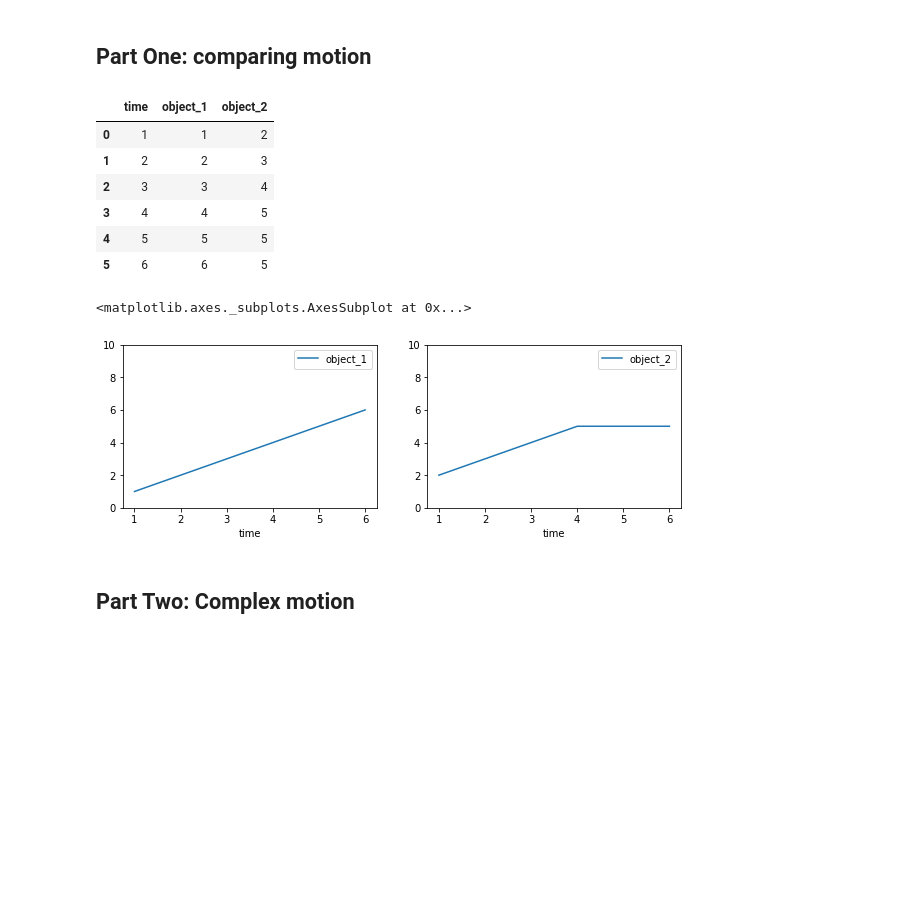
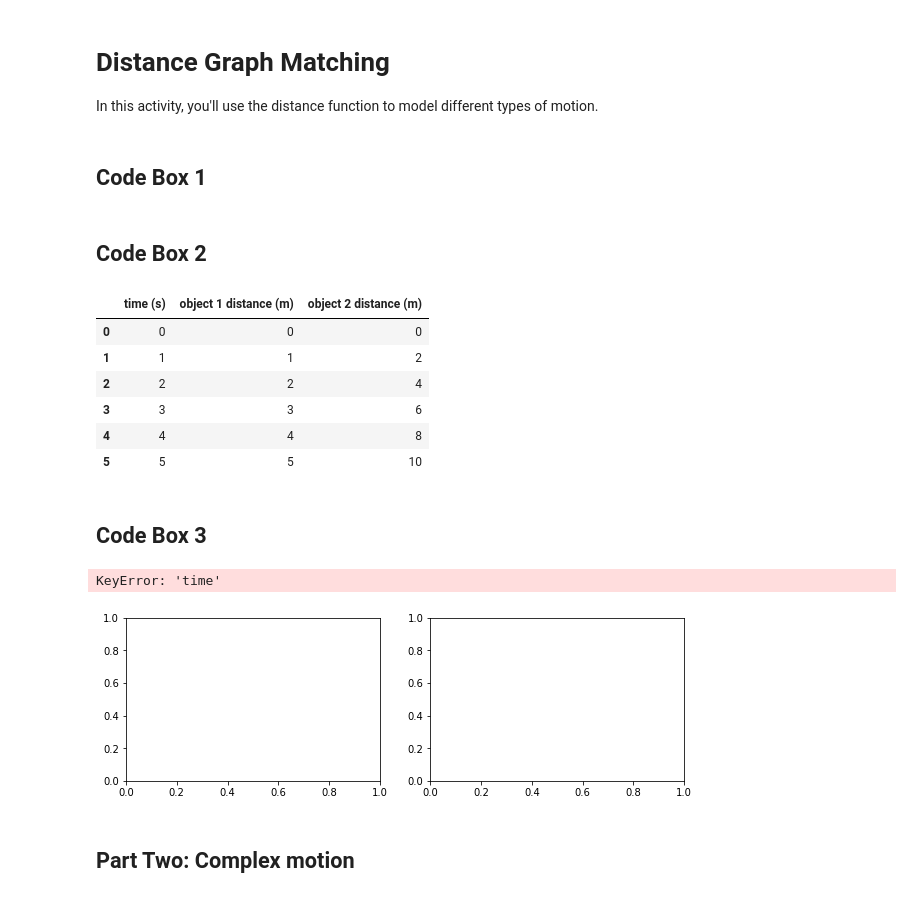
Before and after one commit to adamlamee/OCPS-grade-6, a Jupyter notebook: Distance.ipynb, the cells around one changed output. Saved outputs shown, nothing was run; the diff lists cells and outputs as text; code cells hidden in the pictures; blank space fills up the shorter version.

Commit message:
Changes in Distance

```diff
--- a/Distance.ipynb
+++ b/Distance.ipynb
@@ -12,3 +1,8 @@ When you're ready, scroll down to **Part One**.
+# %% [markdown]
+# Distance Graph Matching
+In this activity, you'll use the distance function to model different types of motion.
+# %% [markdown]
+## Code Box 1
 # %%
 # this cell only needs to be run once, but re-exectuing it doesn't hurt anything either
 # imports software packages (not too exciting)
@@ -18,33 +12,35 @@ import numpy as np
 import matplotlib as mpl
 import matplotlib.pyplot as plt
 inline_rc = dict(mpl.rcParams)
-# %% [markdown]
-## Part One: comparing motion
+# %% [markdown]
+## Code Box 2
 # %%
 # this creates a data table
 data = pd.DataFrame()
-data['time'] = [1,2,3,4,5,6]
-data['object_1'] = [1,2,3,4,5,6]
-data['object_2'] = [2,3,4,5,5,5]
+data['time (s)'] = [0,1,2,3,4,5]
+data['object 1 distance (m)'] = [0,1,2,3,4,5]
+data['object 2 distance (m)'] = [0,2,4,6,8,10]
 
 # this shows the data table
 data
 # %% [output]
-|  | time | object_1 | object_2 |
-| 0 | 1 | 1 | 2 |
-| 1 | 2 | 2 | 3 |
-| 2 | 3 | 3 | 4 |
-| 3 | 4 | 4 | 5 |
-| 4 | 5 | 5 | 5 |
-| 5 | 6 | 6 | 5 |
+|  | time (s) | object 1 distance (m) | object 2 distance (m) |
+| 0 | 0 | 0 | 0 |
+| 1 | 1 | 1 | 2 |
+| 2 | 2 | 2 | 4 |
+| 3 | 3 | 3 | 6 |
+| 4 | 4 | 4 | 8 |
+| 5 | 5 | 5 | 10 |
+# %% [markdown]
+## Code Box 3
 # %%
 # this plots the data in the table
 fig, axes = plt.subplots(nrows=1, ncols=2, figsize=(10,3))
-data.plot.line(x='time', y='object_1', ylim=[0,10], ax=axes[0])
-data.plot.line(x='time', y='object_2', ylim=[0,10], ax=axes[1])
+data.plot.line(x='time', y='object 1 distance', ylim=[0,10], ax=axes[0])
+data.plot.line(x='time', y='object 2 disance', ylim=[0,10], ax=axes[1])
 # %% [output]
-<matplotlib.axes._subplots.AxesSubplot at 0x...>
+KeyError: 'time'
-[figure, old version]
+[figure, new version]
 # %% [markdown]
 ## Part Two: Complex motion
 # %%
```
Also changed, not shown: parts of 1 cell of this notebook.
